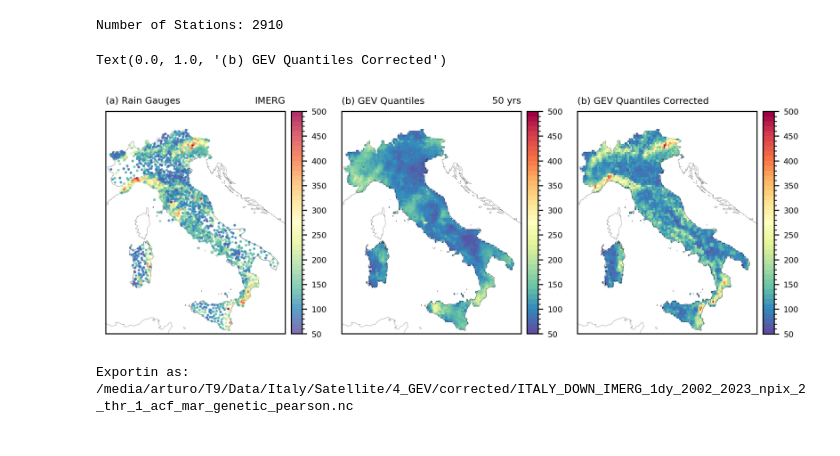
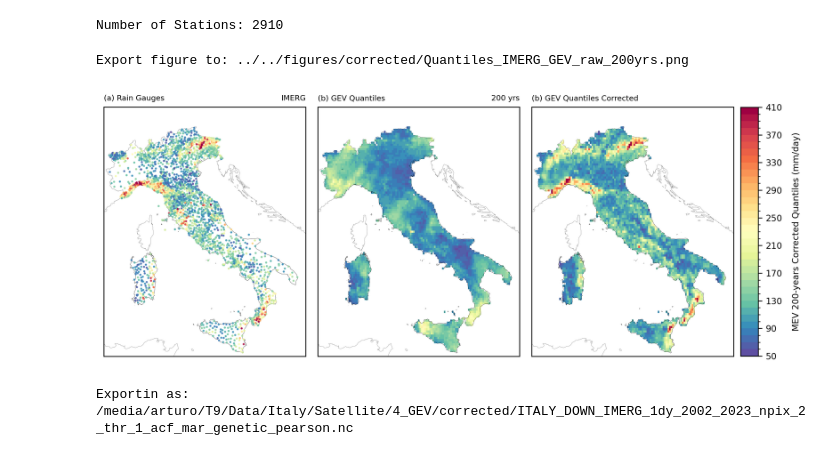
Before and after one commit to TeamExtremes/MEVD-downscaling, a Jupyter notebook: jupyter/Bias_correction/I_grid_factor_GEV.ipynb, the cells around one changed output. Drawn from its saved outputs; the diff is of its cells as text; code cells hidden in the pictures.

```diff
--- a/jupyter/Bias_correction/I_grid_factor_GEV.ipynb
+++ b/jupyter/Bias_correction/I_grid_factor_GEV.ipynb
@@ -167,7 +167,7 @@ for i in range(len(lats)):
 # %%
 Quantile_df = Quantile_df[Quantile_df['GEV_obs']<600]
 # %%
-Gev_levels = np.arange(50, 510, 10)
+Gev_levels = np.arange(50, 420, 10)
 Gev_cmap = plt.cm.Spectral_r
 norm = BoundaryNorm(Gev_levels, ncolors=Gev_cmap.N, clip=True)
 # %%
@@ -181,41 +181,54 @@ ax1 = plt.subplot(gs[0, 0], projection = proj)
 ax1.set_extent([lon_min, lon_max, lat_min, lat_max], crs=proj)
 ax1.add_feature(cfeature.COASTLINE,linewidth=0.1,edgecolor='k')
 ITALY.plot(legend=False, facecolor="none", edgecolor='black', linewidth=0.1, ax=ax1, zorder=10)
 a1 = ax1.scatter(Quantile_df['lon'].values, Quantile_df['lat'].values, c=Quantile_df['GEV_obs'].values, s=1, alpha=0.8,cmap=Gev_cmap,norm=norm, zorder=10)
 
-cbar = plt.colorbar(a1, fraction=0.0565, pad=0.03)
-cbar.ax.tick_params(labelsize=6)
+# cbar = plt.colorbar(a1, fraction=0.0565, pad=0.03)
+# cbar.ax.tick_params(labelsize=6)
 
 ax1.set_title('(a) Rain Gauges', loc='left', fontsize=7)
 ax1.set_title(product, loc='right', fontsize=7)
 
 # ========================================================================================================
 ax1 = plt.subplot(gs[0, 1], projection = proj)
 ax1.set_extent([lon_min, lon_max, lat_min, lat_max], crs=proj)
 ax1.add_feature(cfeature.COASTLINE,linewidth=0.1,edgecolor='k')
 ITALY.plot(legend=False, facecolor="none", edgecolor='black', linewidth=0.1, ax=ax1, zorder=10)
 a1 = ax1.pcolormesh(lon2d, lat2d, GEVs[3,:,:], cmap=Gev_cmap, norm=norm)
 
-cbar = plt.colorbar(a1, fraction=0.0565, pad=0.03)
-cbar.ax.tick_params(labelsize=6)
+# cbar = plt.colorbar(a1, fraction=0.0565, pad=0.03)
+# cbar.ax.tick_params(labelsize=6)
 
 ax1.set_title('(b) GEV Quantiles', loc='left', fontsize=7)
 ax1.set_title(f'{Tr[pos]} yrs', loc='right', fontsize=7)
 
 # ========================================================================================================
 ax1 = plt.subplot(gs[0, 2], projection = proj)
 ax1.set_extent([lon_min, lon_max, lat_min, lat_max], crs=proj)
 ax1.add_feature(cfeature.COASTLINE,linewidth=0.1,edgecolor='k')
 ITALY.plot(legend=False, facecolor="none", edgecolor='black', linewidth=0.1, ax=ax1, zorder=10)
 a1 = ax1.pcolormesh(lon2d, lat2d, GEV_corrrected[3,:,:], cmap=Gev_cmap, norm=norm)
 
-cbar = plt.colorbar(a1, fraction=0.0565, pad=0.03)
-cbar.ax.tick_params(labelsize=6)
+# cbar = plt.colorbar(a1, fraction=0.0565, pad=0.03)
+# cbar.ax.tick_params(labelsize=6)
 
 ax1.set_title('(b) GEV Quantiles Corrected', loc='left', fontsize=7)
+
+# ===========================================================================================================================================================================
+# ===========================================================================================================================================================================
+cbar_ax = fig.add_axes([0.96, 0.18, 0.025, 0.64]) # Horizontal
+cbar = fig.colorbar(a1, cax=cbar_ax, orientation='vertical')
+cbar.ax.tick_params(labelsize=8)
+cbar.set_label(f"MEV {Tr[pos]}-years Corrected Quantiles (mm/day)", fontsize=8, labelpad=9)
+
+plt.subplots_adjust(left=0.05, bottom=0.05, right=0.95, top=0.95, wspace=0.06, hspace=0.1)
+
+salida = os.path.join('..','..','figures','corrected',f'Quantiles_{product}_GEV_raw_{Tr[pos]}yrs.png')
+print(f'Export figure to: {salida}')
+plt.savefig(salida,transparent = False,bbox_inches ='tight',pad_inches = 0.1, facecolor=None)
 # %% [output]
-Text(0.0, 1.0, '(b) GEV Quantiles Corrected')
+Export figure to: ../../figures/corrected/Quantiles_IMERG_GEV_raw_200yrs.png
-[figure, old version]
+[figure, new version]
 # %%
 DOWN_corrected = xr.Dataset(
         data_vars={
```
Also changed, not shown: 2 other files.
